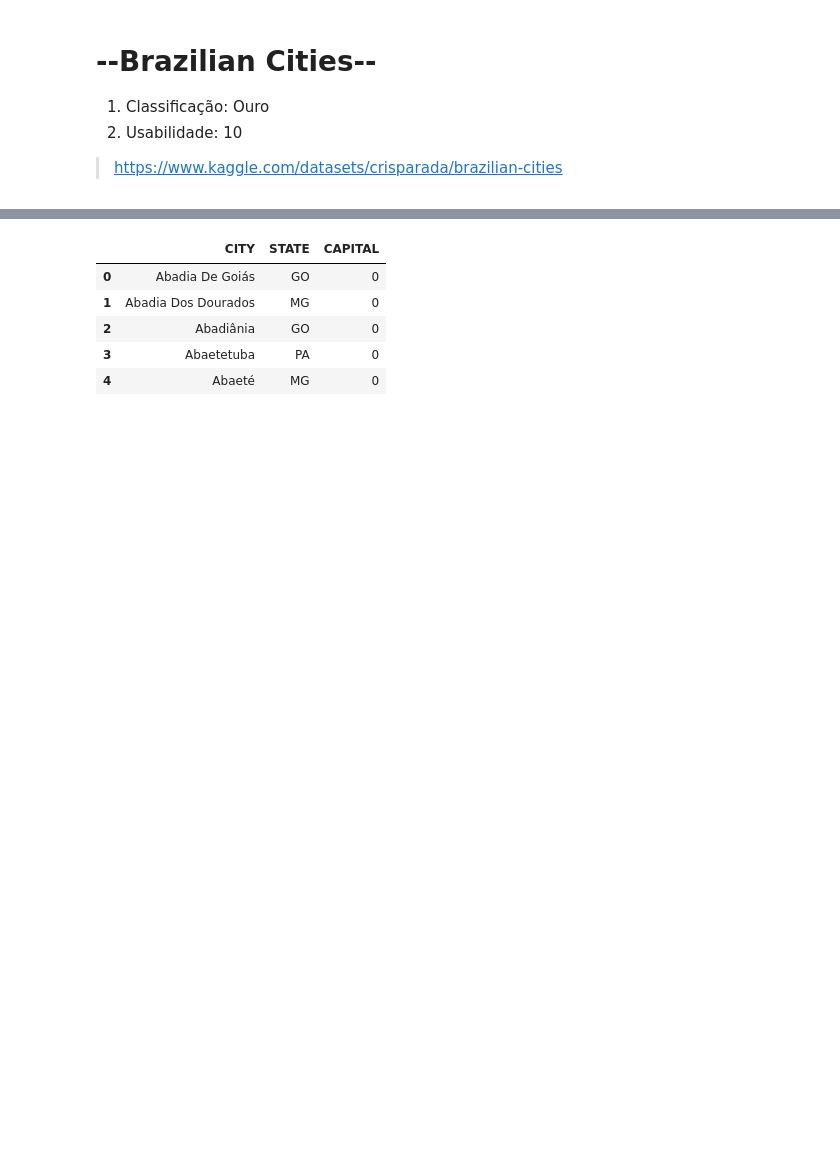
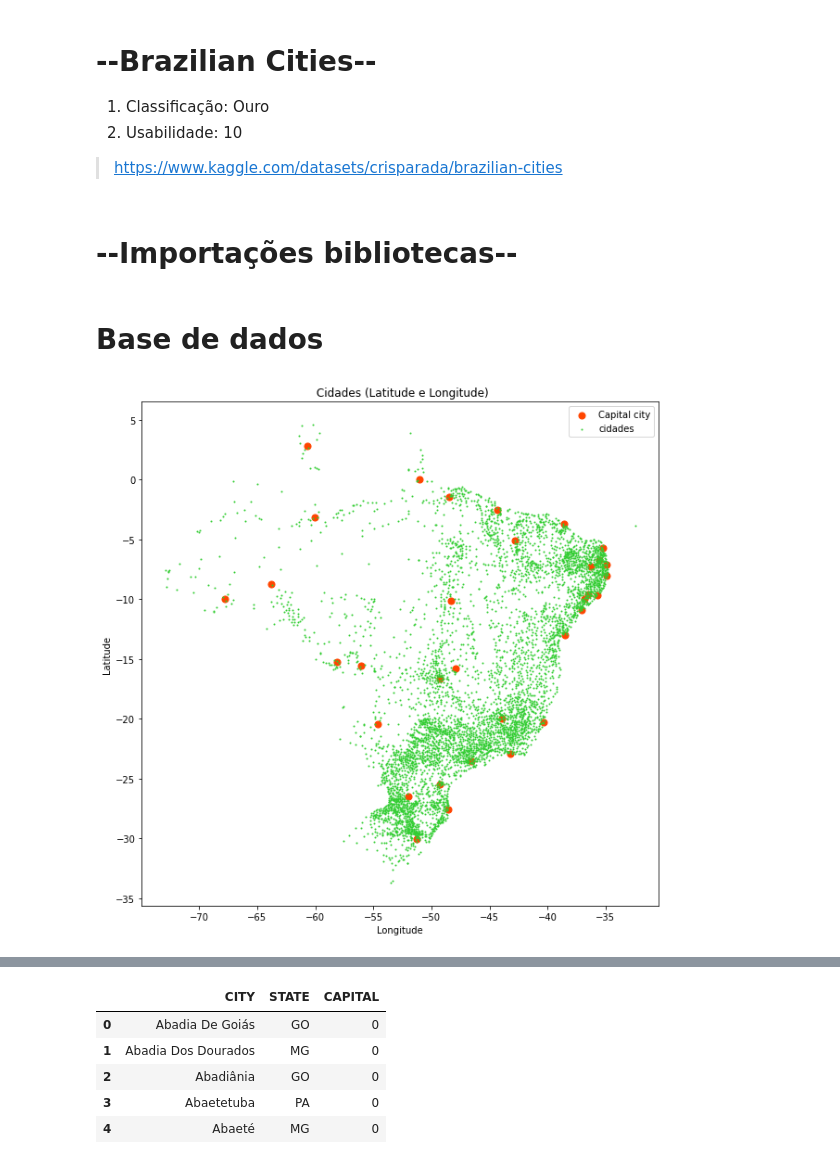
Before and after one commit to leydsonbarros/Brazilian_Cities, a Jupyter notebook: brazilian_cities.ipynb, the cells around one changed output, grey strips where cells are left out. Drawn from its saved outputs; the diff is of its cells as text; code cells hidden in the pictures; blank space fills up the shorter version.

Commit message:
Update brazilian_cities.ipynb
Mapas e cidades

```diff
--- a/brazilian_cities.ipynb
+++ b/brazilian_cities.ipynb
@@ -19,3 +19,5 @@
 
 
 > https://www.kaggle.com/datasets/crisparada/brazilian-cities
+# %% [markdown]
+# --**Importações bibliotecas**--
@@ -22,5 +29,24 @@
+# %% [markdown]
+# **Base de dados**
 # %%
-import numpy as np
-import pandas as pd
-df_city_brazil=pd.read_csv("https://raw.githubusercontent.com/leydsonbarros/projeto-datascience-braziliancities/main/datas/BRAZIL_CITIES_REV2022.CSV",sep=",")
-df_dictionary=pd.read_csv("https://raw.githubusercontent.com/leydsonbarros/projeto-datascience-braziliancities/main/datas/Data_Dictionary.csv",sep=";")
+
+df_city_brazil=pd.read_csv("datas\BRAZIL_CITIES_REV2022.CSV",sep=",")
+df_dictionary=pd.read_csv("datas\Data_Dictionary.csv",sep=";")
+# %%
+# Mapa do Brasil
+
+long= df_city_brazil["LONG"] != 0
+lat = df_city_brazil["LAT"] !=0
+cap = df_city_brazil['CAPITAL'] ==1
+
+## use the scatter function
+plt.figure(figsize=(10,10))
+plt.title(" Cidades (Latitude e Longitude)")
+plt.xlabel("Longitude")
+plt.ylabel("Latitude")
+plt.scatter(df_city_brazil[long&lat&cap]["LONG"], df_city_brazil[long&lat&cap]["LAT"], s=50, alpha=1, label='Capital city', c ='#ff4500')
+plt.scatter(df_city_brazil[long&lat&~cap]["LONG"], df_city_brazil[long&lat&~cap]["LAT"], s=1, alpha=1, label='cidades', c = '#32cd32')
+plt.legend()
+plt.show()
+# %% [output]
+[figure, added]
```
Also changed, not shown: parts of 2 cells of this notebook.
